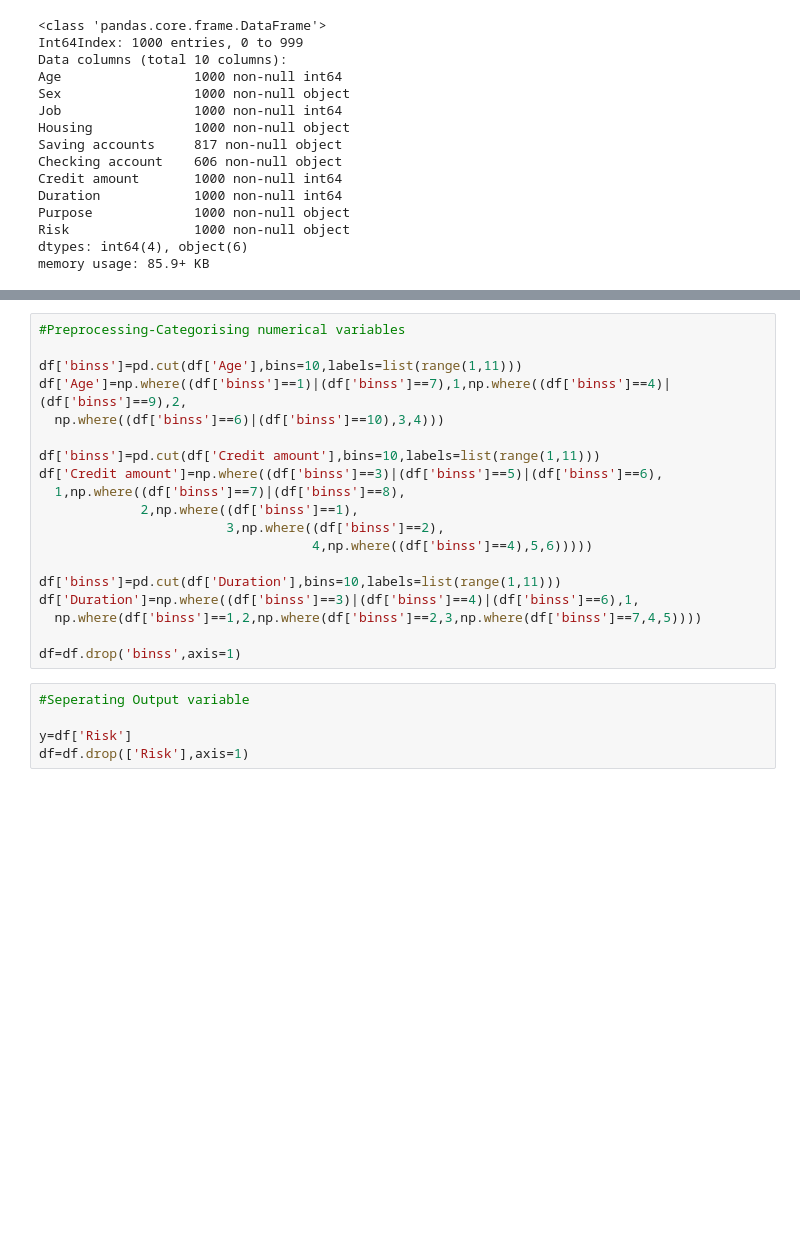
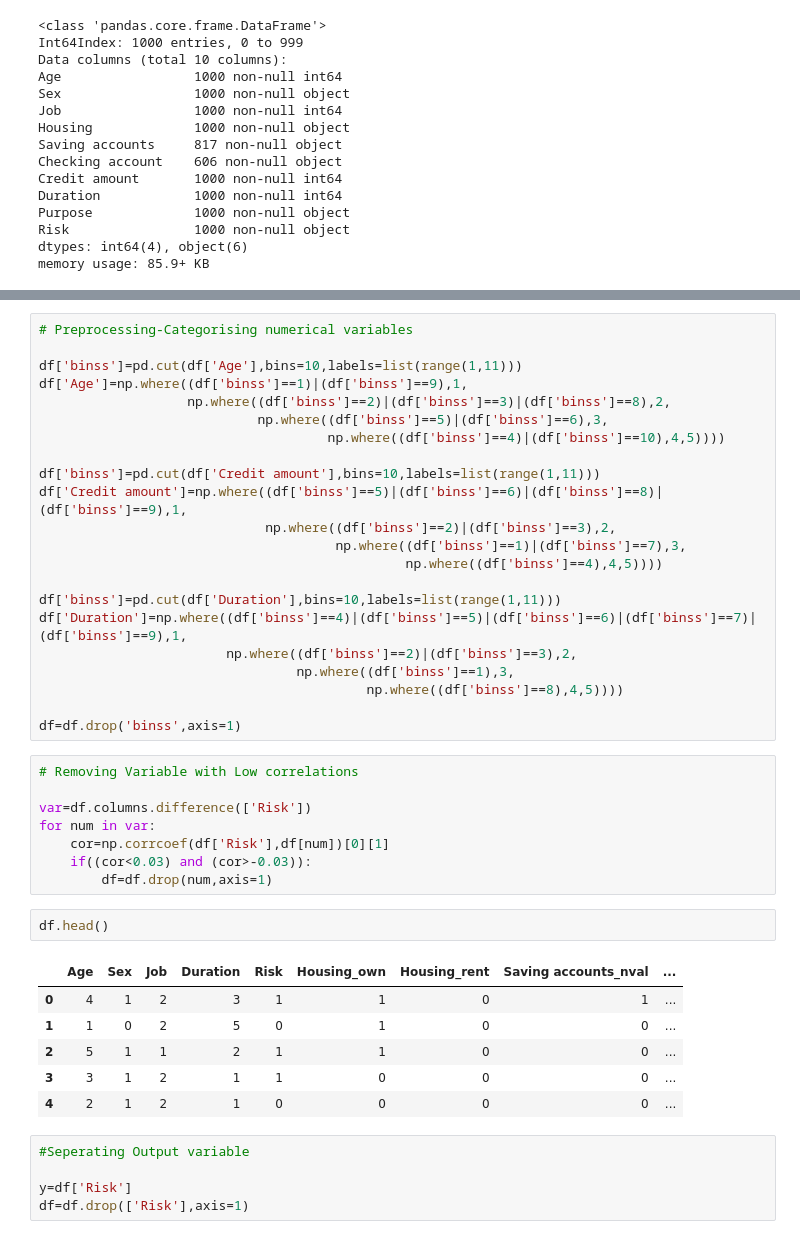
Before and after one commit to EbinAbraham/German-Credit-Classification-Python, a Jupyter notebook: GermanCreditClassification.ipynb, the cells around one changed output, grey strips where cells are left out. Saved outputs shown, nothing was run; the diff lists cells and outputs as text; blank space fills up the shorter version.

```diff
--- a/GermanCreditClassification.ipynb
+++ b/GermanCreditClassification.ipynb
@@ -62,22 +118,42 @@ df=df.drop('Purpose',axis=1)
 # %%
-#Preprocessing-Categorising numerical variables
+# Preprocessing-Categorising numerical variables
 
 df['binss']=pd.cut(df['Age'],bins=10,labels=list(range(1,11)))
-df['Age']=np.where((df['binss']==1)|(df['binss']==7),1,np.where((df['binss']==4)|(df['binss']==9),2,
-  np.where((df['binss']==6)|(df['binss']==10),3,4)))
+df['Age']=np.where((df['binss']==1)|(df['binss']==9),1,
+                   np.where((df['binss']==2)|(df['binss']==3)|(df['binss']==8),2,
+                            np.where((df['binss']==5)|(df['binss']==6),3,
+                                     np.where((df['binss']==4)|(df['binss']==10),4,5))))
 
 df['binss']=pd.cut(df['Credit amount'],bins=10,labels=list(range(1,11)))
-df['Credit amount']=np.where((df['binss']==3)|(df['binss']==5)|(df['binss']==6),
-  1,np.where((df['binss']==7)|(df['binss']==8),
-             2,np.where((df['binss']==1),
-                        3,np.where((df['binss']==2),
-                                   4,np.where((df['binss']==4),5,6)))))
+df['Credit amount']=np.where((df['binss']==5)|(df['binss']==6)|(df['binss']==8)|(df['binss']==9),1,
+                             np.where((df['binss']==2)|(df['binss']==3),2,
+                                      np.where((df['binss']==1)|(df['binss']==7),3,
+                                               np.where((df['binss']==4),4,5))))
 
 df['binss']=pd.cut(df['Duration'],bins=10,labels=list(range(1,11)))
-df['Duration']=np.where((df['binss']==3)|(df['binss']==4)|(df['binss']==6),1,
-  np.where(df['binss']==1,2,np.where(df['binss']==2,3,np.where(df['binss']==7,4,5))))
+df['Duration']=np.where((df['binss']==4)|(df['binss']==5)|(df['binss']==6)|(df['binss']==7)|(df['binss']==9),1,
+                        np.where((df['binss']==2)|(df['binss']==3),2,
+                                 np.where((df['binss']==1),3,
+                                          np.where((df['binss']==8),4,5))))
 
 df=df.drop('binss',axis=1)
+# %%
+# Removing Variable with Low correlations
+
+var=df.columns.difference(['Risk'])
+for num in var:
+    cor=np.corrcoef(df['Risk'],df[num])[0][1]
+    if((cor<0.03) and (cor>-0.03)):
+        df=df.drop(num,axis=1)
+# %%
+df.head()
+# %% [output]
+|  | Age | Sex | Job | Duration | Risk | Housing_own | Housing_rent | Saving accounts_nval | ... |
+| 0 | 4 | 1 | 2 | 3 | 1 | 1 | 0 | 1 | ... |
+| 1 | 1 | 0 | 2 | 5 | 0 | 1 | 0 | 0 | ... |
+| 2 | 5 | 1 | 1 | 2 | 1 | 1 | 0 | 0 | ... |
+| 3 | 3 | 1 | 2 | 1 | 1 | 0 | 0 | 0 | ... |
+| 4 | 2 | 1 | 2 | 1 | 0 | 0 | 0 | 0 | ... |
 # %%
 #Seperating Output variable
 
```
Also changed, not shown: parts of 22 cells of this notebook, 1 other file.
